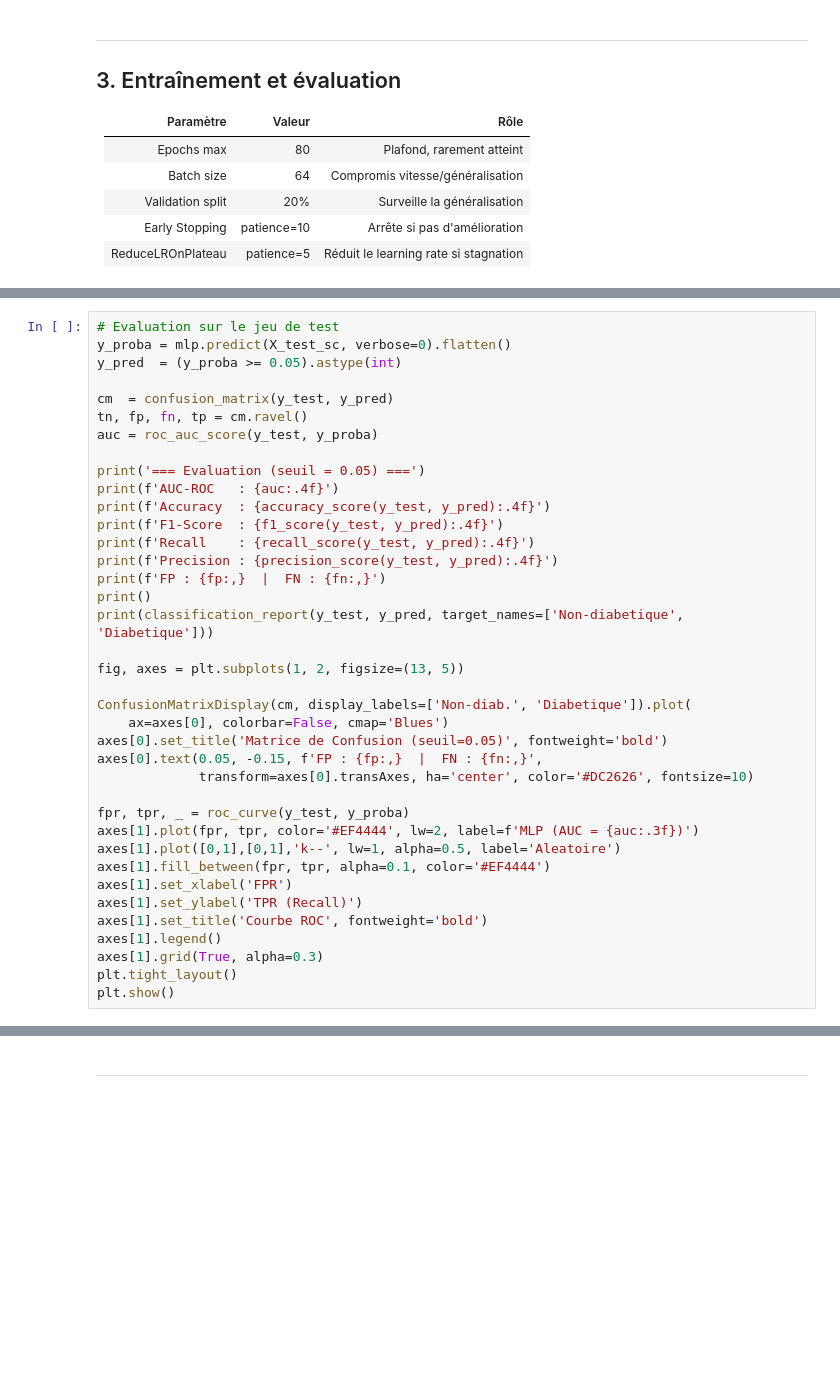
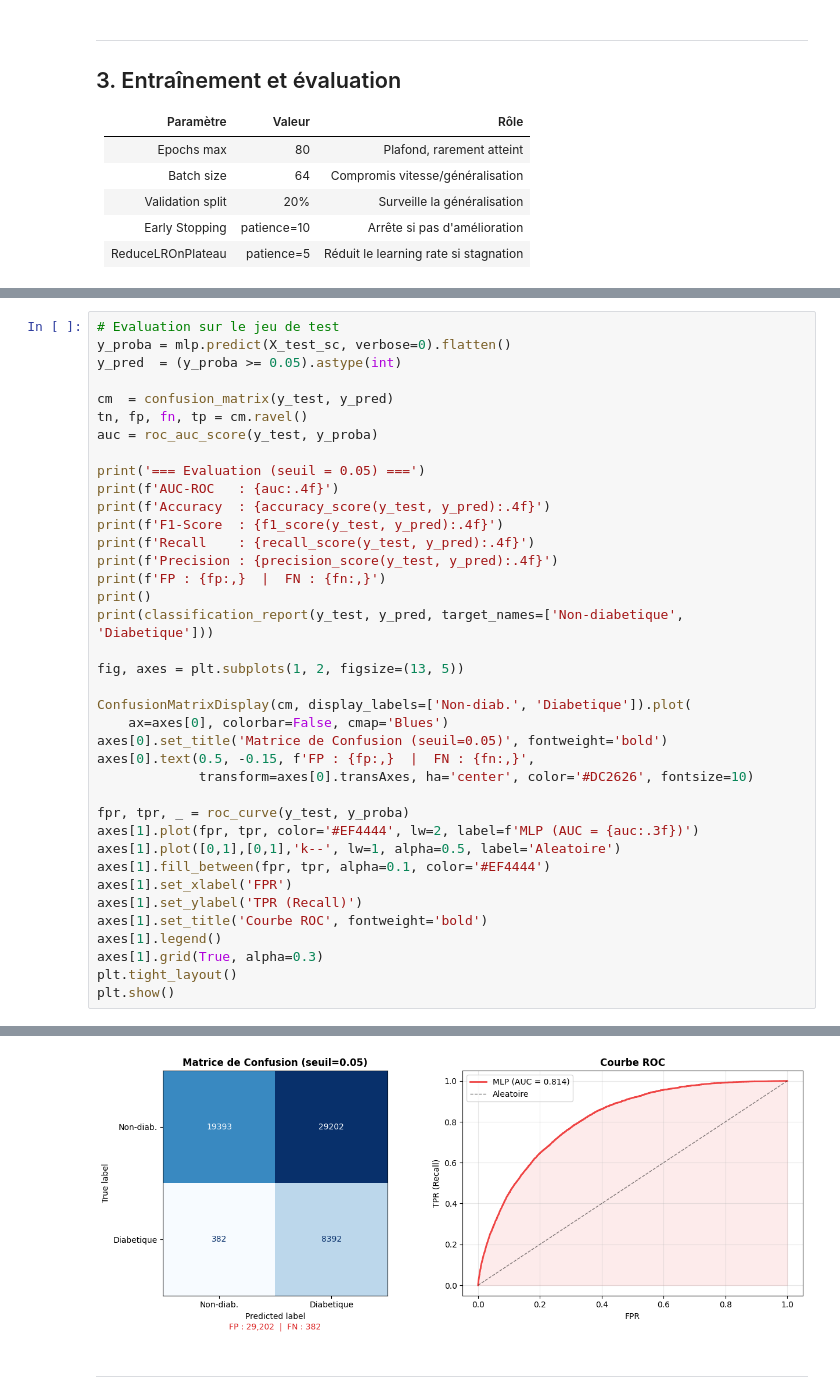
Before and after one commit to A4-CESI/deep_learning, a Jupyter notebook: 02_modelisation.ipynb, the cells around one changed output, grey strips where cells are left out. Saved outputs shown, nothing was run; the diff lists cells and outputs as text; blank space fills up the shorter version.

```diff
--- a/02_modelisation.ipynb
+++ b/02_modelisation.ipynb
@@ -218,7 +273,7 @@ fig, axes = plt.subplots(1, 2, figsize=(13, 5))
 ConfusionMatrixDisplay(cm, display_labels=['Non-diab.', 'Diabetique']).plot(
     ax=axes[0], colorbar=False, cmap='Blues')
 axes[0].set_title('Matrice de Confusion (seuil=0.05)', fontweight='bold')
-axes[0].text(0.05, -0.15, f'FP : {fp:,}  |  FN : {fn:,}',
+axes[0].text(0.5, -0.15, f'FP : {fp:,}  |  FN : {fn:,}',
              transform=axes[0].transAxes, ha='center', color='#DC2626', fontsize=10)
 
 fpr, tpr, _ = roc_curve(y_test, y_proba)
@@ -232,3 +287,4 @@ axes[1].legend()
 axes[1].grid(True, alpha=0.3)
 plt.tight_layout()
 plt.show()
+# %% [output]
@@ -235,2 +307,3 @@ plt.show()
+[figure, added]
 # %% [markdown]
 ---
```
Also changed, not shown: parts of 15 cells of this notebook.
